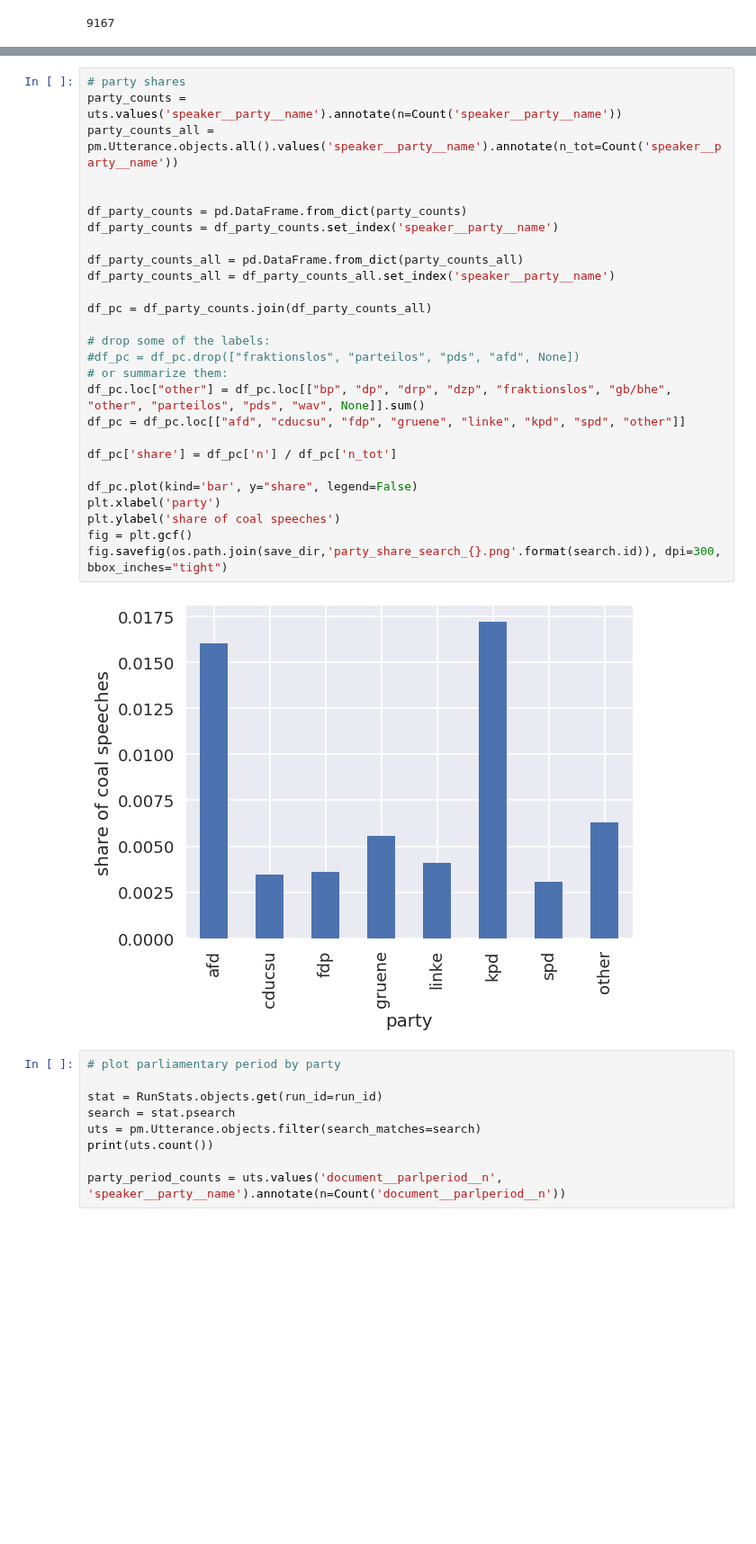
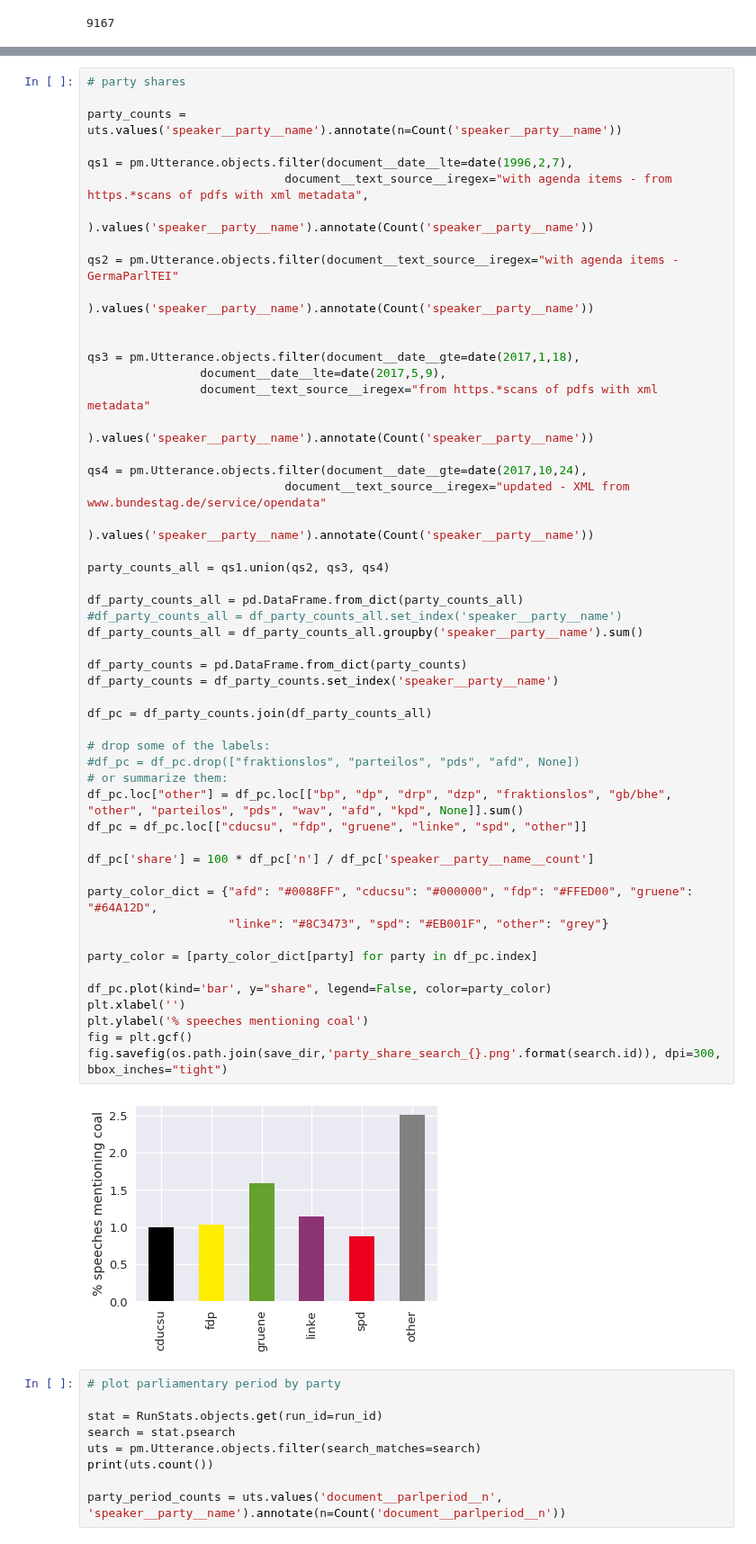
Before and after one commit to mcc-apsis/coal-discourse, a Jupyter notebook: 04_Speech and paragraph stats - paper.ipynb, the cells around one changed output, grey strips where cells are left out. Shown at 90% size. Cells and saved outputs as stored; diff of their text form; blank space fills up the shorter version.

Commit message:
changes for paper plots etc

```diff
--- a/04_Speech and paragraph stats - paper.ipynb
+++ b/04_Speech and paragraph stats - paper.ipynb
@@ -147,32 +148,56 @@ fig.savefig(os.path.join(save_dir, 'party_speech_count_search_{}.png'.format(sea
 # %%
 # party shares
+
 party_counts = uts.values('speaker__party__name').annotate(n=Count('speaker__party__name'))
-party_counts_all = pm.Utterance.objects.all().values('speaker__party__name').annotate(n_tot=Count('speaker__party__name'))
 
+qs1 = pm.Utterance.objects.filter(document__date__lte=date(1996,2,7),
+                            document__text_source__iregex="with agenda items - from https.*scans of pdfs with xml metadata",
+                           ).values('speaker__party__name').annotate(Count('speaker__party__name'))
+
+qs2 = pm.Utterance.objects.filter(document__text_source__iregex="with agenda items - GermaParlTEI"
+                                 ).values('speaker__party__name').annotate(Count('speaker__party__name'))
+
+
+qs3 = pm.Utterance.objects.filter(document__date__gte=date(2017,1,18),
+                document__date__lte=date(2017,5,9),
+                document__text_source__iregex="from https.*scans of pdfs with xml metadata"
+                                 ).values('speaker__party__name').annotate(Count('speaker__party__name'))
+
+qs4 = pm.Utterance.objects.filter(document__date__gte=date(2017,10,24),
+                            document__text_source__iregex="updated - XML from www.bundestag.de/service/opendata"
+                                 ).values('speaker__party__name').annotate(Count('speaker__party__name'))
+
+party_counts_all = qs1.union(qs2, qs3, qs4)
+
+df_party_counts_all = pd.DataFrame.from_dict(party_counts_all)
+#df_party_counts_all = df_party_counts_all.set_index('speaker__party__name')
+df_party_counts_all = df_party_counts_all.groupby('speaker__party__name').sum()
 
 df_party_counts = pd.DataFrame.from_dict(party_counts)
 df_party_counts = df_party_counts.set_index('speaker__party__name')
-
-df_party_counts_all = pd.DataFrame.from_dict(party_counts_all)
-df_party_counts_all = df_party_counts_all.set_index('speaker__party__name')
 
 df_pc = df_party_counts.join(df_party_counts_all)
 
 # drop some of the labels:
 #df_pc = df_pc.drop(["fraktionslos", "parteilos", "pds", "afd", None])
 # or summarize them:
-df_pc.loc["other"] = df_pc.loc[["bp", "dp", "drp", "dzp", "fraktionslos", "gb/bhe", "other", "parteilos", "pds", "wav", None]].sum()
-df_pc = df_pc.loc[["afd", "cducsu", "fdp", "gruene", "linke", "kpd", "spd", "other"]]
+df_pc.loc["other"] = df_pc.loc[["bp", "dp", "drp", "dzp", "fraktionslos", "gb/bhe", "other", "parteilos", "pds", "wav", "afd", "kpd", None]].sum()
+df_pc = df_pc.loc[["cducsu", "fdp", "gruene", "linke", "spd", "other"]]
 
-df_pc['share'] = df_pc['n'] / df_pc['n_tot']
+df_pc['share'] = 100 * df_pc['n'] / df_pc['speaker__party__name__count']
 
-df_pc.plot(kind='bar', y="share", legend=False)
-plt.xlabel('party')
-plt.ylabel('share of coal speeches')
+party_color_dict = {"afd": "#0088FF", "cducsu": "#000000", "fdp": "#FFED00", "gruene": "#64A12D",
+                    "linke": "#8C3473", "spd": "#EB001F", "other": "grey"}
+
+party_color = [party_color_dict[party] for party in df_pc.index]
+
+df_pc.plot(kind='bar', y="share", legend=False, color=party_color)
+plt.xlabel('')
+plt.ylabel('% speeches mentioning coal')
 fig = plt.gcf()
 fig.savefig(os.path.join(save_dir,'party_share_search_{}.png'.format(search.id)), dpi=300,  bbox_inches="tight")
 # %% [output]
-[figure, old version]
+[figure, new version]
 # %%
 # plot parliamentary period by party
 
```
Also changed, not shown: parts of 5 cells of this notebook, 12 other files.
